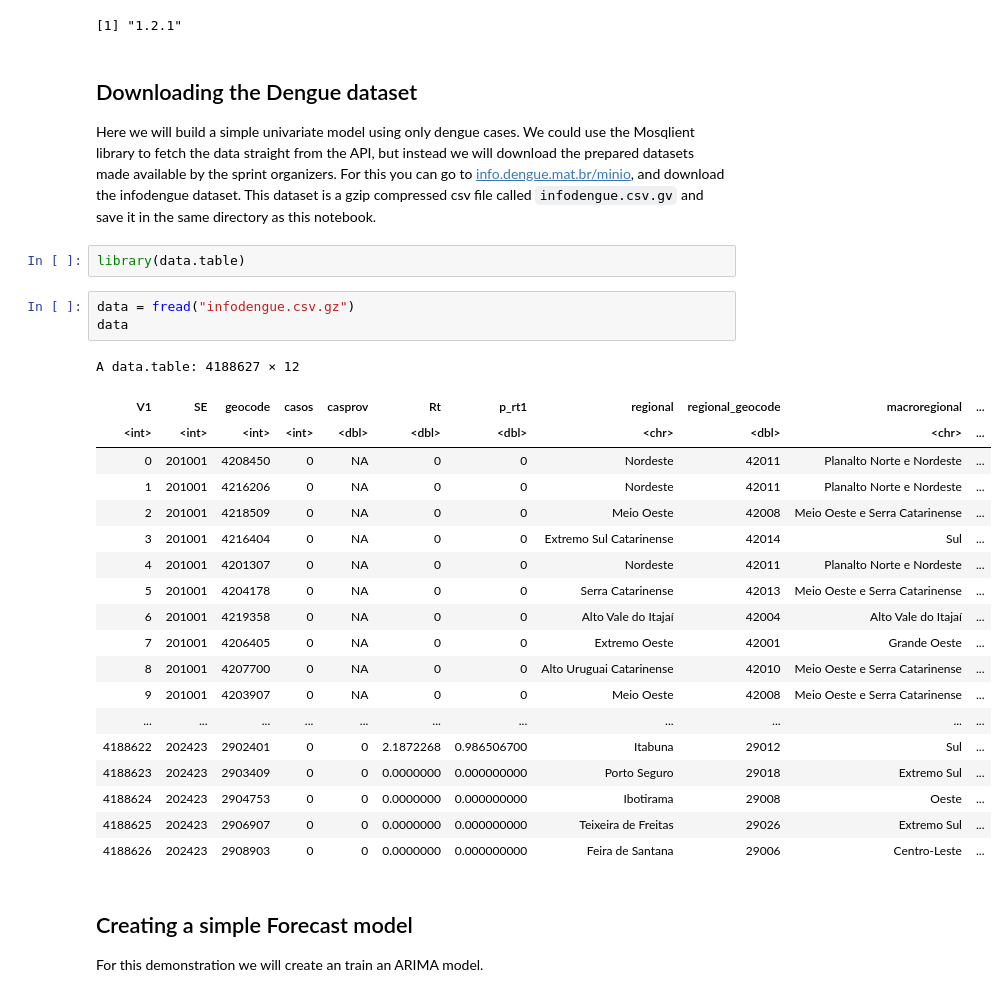
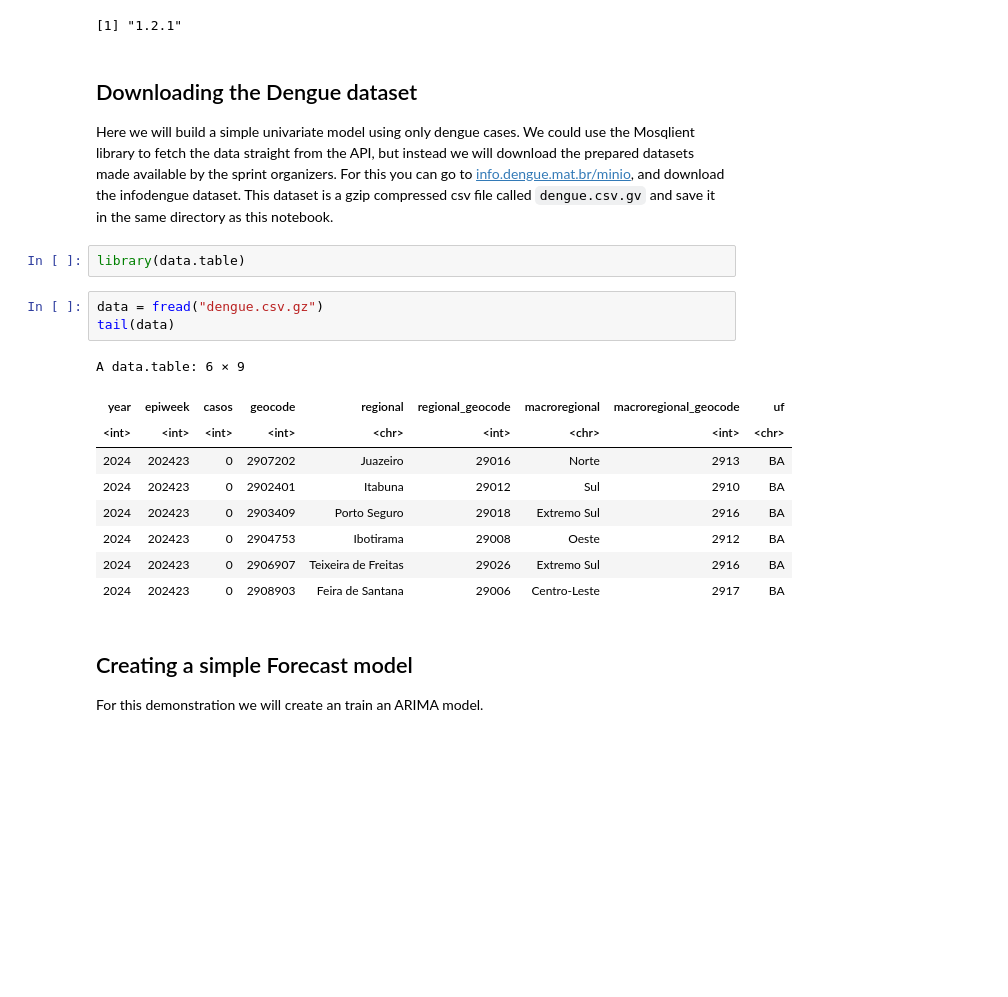
Before and after one commit to Mosqlimate-project/sprint-template, a Jupyter notebook: Demo Notebooks/R demo.ipynb, the cells around one changed output. Saved outputs shown, nothing was run; the diff lists cells and outputs as text; blank space fills up the shorter version.

Commit message:
improvement to R notebook

```diff
--- a/Demo Notebooks/R demo.ipynb
+++ b/Demo Notebooks/R demo.ipynb
@@ -40,32 +40,22 @@ mosq$version
 [1] "1.2.1"
 # %% [markdown]
 ## Downloading the Dengue dataset
-Here we will build a simple univariate model using only dengue cases. We could use the Mosqlient library to fetch the data straight from the API, but instead we will download the prepared datasets made available by the sprint organizers. For this you can go to [info.dengue.mat.br/minio](https://info.dengue.mat.br/minio), and download the infodengue dataset. This dataset is a gzip compressed csv file called `infodengue.csv.gv` and save it in the same directory as this notebook.
+Here we will build a simple univariate model using only dengue cases. We could use the Mosqlient library to fetch the data straight from the API, but instead we will download the prepared datasets made available by the sprint organizers. For this you can go to [info.dengue.mat.br/minio](https://info.dengue.mat.br/minio), and download the infodengue dataset. This dataset is a gzip compressed csv file called `dengue.csv.gv` and save it in the same directory as this notebook.
 # %%
 library(data.table)
 # %%
-data = fread("infodengue.csv.gz")
-data
+data = fread("dengue.csv.gz")
+tail(data)
 # %% [output]
-A data.table: 4188627 × 12
+A data.table: 6 × 9
-| V1 | SE | geocode | casos | casprov | Rt | p_rt1 | regional | regional_geocode | macroregional | ... |
-| <int> | <int> | <int> | <int> | <dbl> | <dbl> | <dbl> | <chr> | <dbl> | <chr> | ... |
-| 0 | 201001 | 4208450 | 0 | NA | 0 | 0 | Nordeste | 42011 | Planalto Norte e Nordeste | ... |
-| 1 | 201001 | 4216206 | 0 | NA | 0 | 0 | Nordeste | 42011 | Planalto Norte e Nordeste | ... |
-| 2 | 201001 | 4218509 | 0 | NA | 0 | 0 | Meio Oeste | 42008 | Meio Oeste e Serra Catarinense | ... |
-| 3 | 201001 | 4216404 | 0 | NA | 0 | 0 | Extremo Sul Catarinense | 42014 | Sul | ... |
-| 4 | 201001 | 4201307 | 0 | NA | 0 | 0 | Nordeste | 42011 | Planalto Norte e Nordeste | ... |
-| 5 | 201001 | 4204178 | 0 | NA | 0 | 0 | Serra Catarinense | 42013 | Meio Oeste e Serra Catarinense | ... |
-| 6 | 201001 | 4219358 | 0 | NA | 0 | 0 | Alto Vale do Itajaí | 42004 | Alto Vale do Itajaí | ... |
-| 7 | 201001 | 4206405 | 0 | NA | 0 | 0 | Extremo Oeste | 42001 | Grande Oeste | ... |
-| 8 | 201001 | 4207700 | 0 | NA | 0 | 0 | Alto Uruguai Catarinense | 42010 | Meio Oeste e Serra Catarinense | ... |
-| 9 | 201001 | 4203907 | 0 | NA | 0 | 0 | Meio Oeste | 42008 | Meio Oeste e Serra Catarinense | ... |
-| ... | ... | ... | ... | ... | ... | ... | ... | ... | ... | ... |
-| 4188622 | 202423 | 2902401 | 0 | 0 | 2.1872268 | 0.986506700 | Itabuna | 29012 | Sul | ... |
-| 4188623 | 202423 | 2903409 | 0 | 0 | 0.0000000 | 0.000000000 | Porto Seguro | 29018 | Extremo Sul | ... |
-| 4188624 | 202423 | 2904753 | 0 | 0 | 0.0000000 | 0.000000000 | Ibotirama | 29008 | Oeste | ... |
-| 4188625 | 202423 | 2906907 | 0 | 0 | 0.0000000 | 0.000000000 | Teixeira de Freitas | 29026 | Extremo Sul | ... |
-| 4188626 | 202423 | 2908903 | 0 | 0 | 0.0000000 | 0.000000000 | Feira de Santana | 29006 | Centro-Leste | ... |
+| year | epiweek | casos | geocode | regional | regional_geocode | macroregional | macroregional_geocode | uf |
+| <int> | <int> | <int> | <int> | <chr> | <int> | <chr> | <int> | <chr> |
+| 2024 | 202423 | 0 | 2907202 | Juazeiro | 29016 | Norte | 2913 | BA |
+| 2024 | 202423 | 0 | 2902401 | Itabuna | 29012 | Sul | 2910 | BA |
+| 2024 | 202423 | 0 | 2903409 | Porto Seguro | 29018 | Extremo Sul | 2916 | BA |
+| 2024 | 202423 | 0 | 2904753 | Ibotirama | 29008 | Oeste | 2912 | BA |
+| 2024 | 202423 | 0 | 2906907 | Teixeira de Freitas | 29026 | Extremo Sul | 2916 | BA |
+| 2024 | 202423 | 0 | 2908903 | Feira de Santana | 29006 | Centro-Leste | 2917 | BA |
 # %% [markdown]
 ## Creating a simple Forecast model
 For this demonstration we will create an train an ARIMA model.
```
Also changed, not shown: parts of 9 cells of this notebook.
